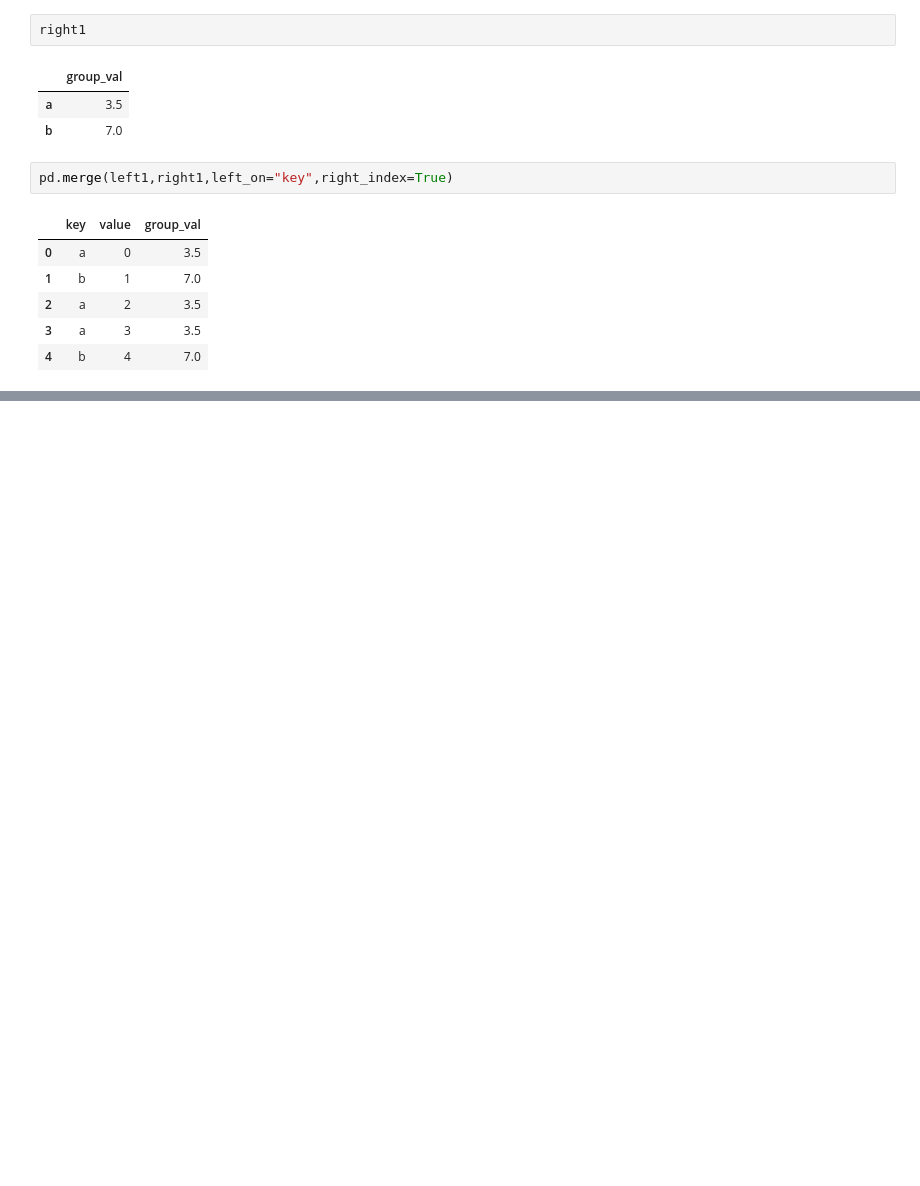
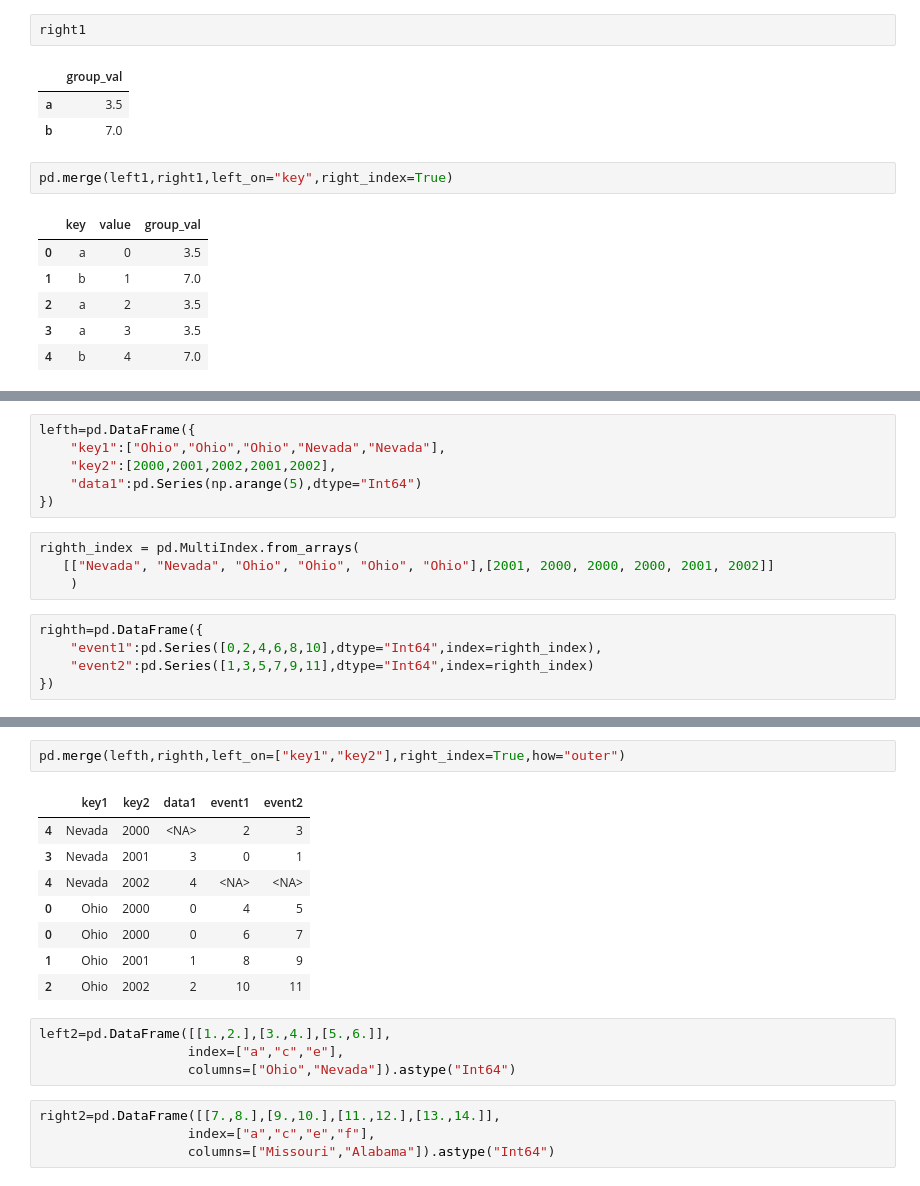
Before and after one commit to x-neon-nexus-o/Data_Science_MasterClass, a Jupyter notebook: Numpy and Pandas and Data Visualization with Analysis/Data Wrangling Join Combine, and Reshape.ipynb, the cells around one changed output, grey strips where cells are left out. Drawn from its saved outputs; the diff is of its cells as text; blank space fills up the shorter version.

Commit message:
Completed combination of data and merging the data

```diff
--- a/Numpy and Pandas and Data Visualization with Analysis/Data Wrangling Join Combine, and Reshape.ipynb
+++ b/Numpy and Pandas and Data Visualization with Analysis/Data Wrangling Join Combine, and Reshape.ipynb
@@ -609,0 +620,15 @@ pd.merge(left1,right1,left_on="key",right_index=True)
+# %%
+lefth=pd.DataFrame({
+    "key1":["Ohio","Ohio","Ohio","Nevada","Nevada"],
+    "key2":[2000,2001,2002,2001,2002],
+    "data1":pd.Series(np.arange(5),dtype="Int64")
+})
+# %%
+righth_index = pd.MultiIndex.from_arrays(
+   [["Nevada", "Nevada", "Ohio", "Ohio", "Ohio", "Ohio"],[2001, 2000, 2000, 2000, 2001, 2002]]
+    )
+# %%
+righth=pd.DataFrame({
+    "event1":pd.Series([0,2,4,6,8,10],dtype="Int64",index=righth_index),
+    "event2":pd.Series([1,3,5,7,9,11],dtype="Int64",index=righth_index)
+})
@@ -609,0 +673,19 @@ pd.merge(left1,right1,left_on="key",right_index=True)
+# %%
+pd.merge(lefth,righth,left_on=["key1","key2"],right_index=True,how="outer")
+# %% [output]
+|  | key1 | key2 | data1 | event1 | event2 |
+| 4 | Nevada | 2000 | <NA> | 2 | 3 |
+| 3 | Nevada | 2001 | 3 | 0 | 1 |
+| 4 | Nevada | 2002 | 4 | <NA> | <NA> |
+| 0 | Ohio | 2000 | 0 | 4 | 5 |
+| 0 | Ohio | 2000 | 0 | 6 | 7 |
+| 1 | Ohio | 2001 | 1 | 8 | 9 |
+| 2 | Ohio | 2002 | 2 | 10 | 11 |
+# %%
+left2=pd.DataFrame([[1.,2.],[3.,4.],[5.,6.]],
+                   index=["a","c","e"],
+                   columns=["Ohio","Nevada"]).astype("Int64")
+# %%
+right2=pd.DataFrame([[7.,8.],[9.,10.],[11.,12.],[13.,14.]],
+                   index=["a","c","e","f"],
+                   columns=["Missouri","Alabama"]).astype("Int64")
```
Also changed, not shown: parts of 71 cells of this notebook.
